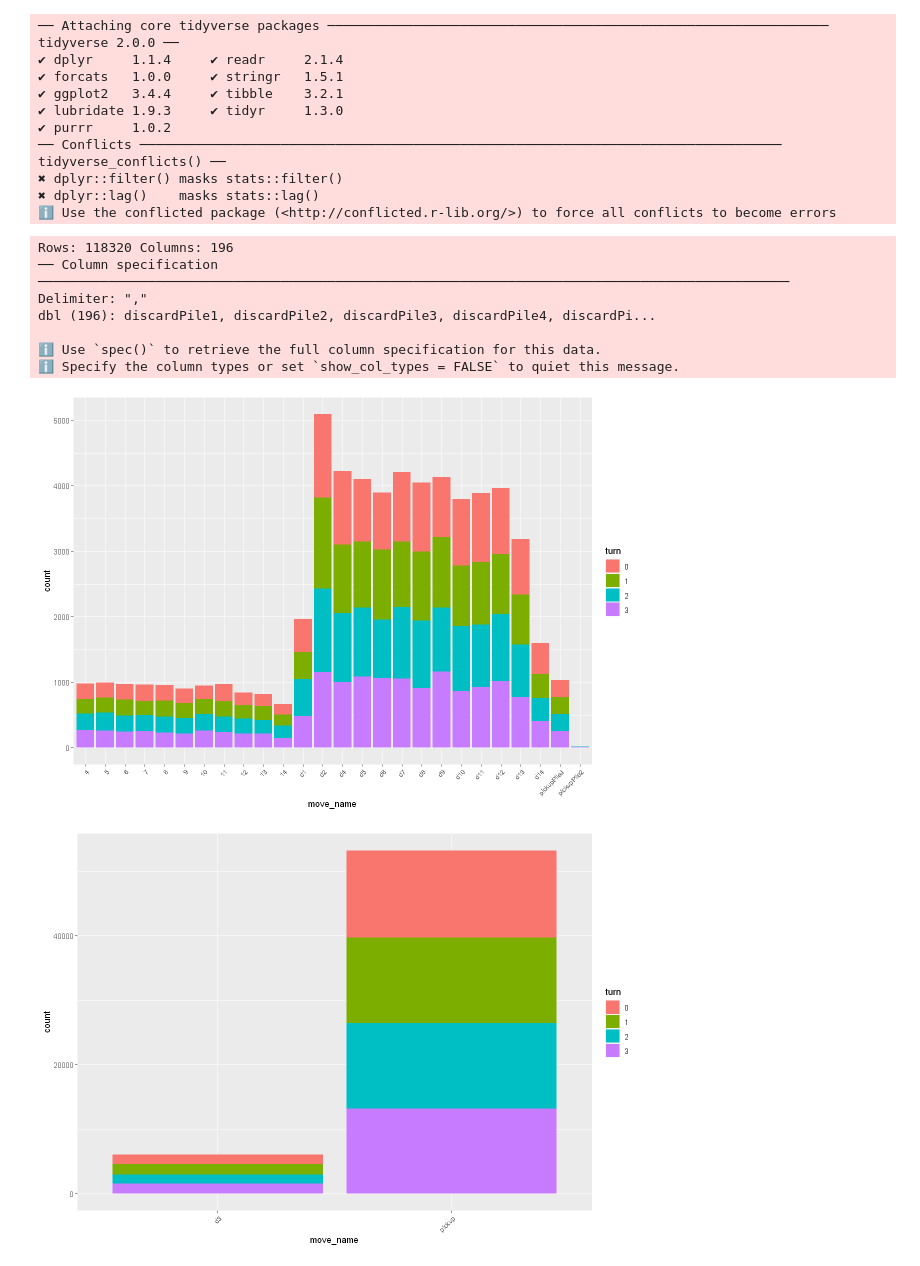
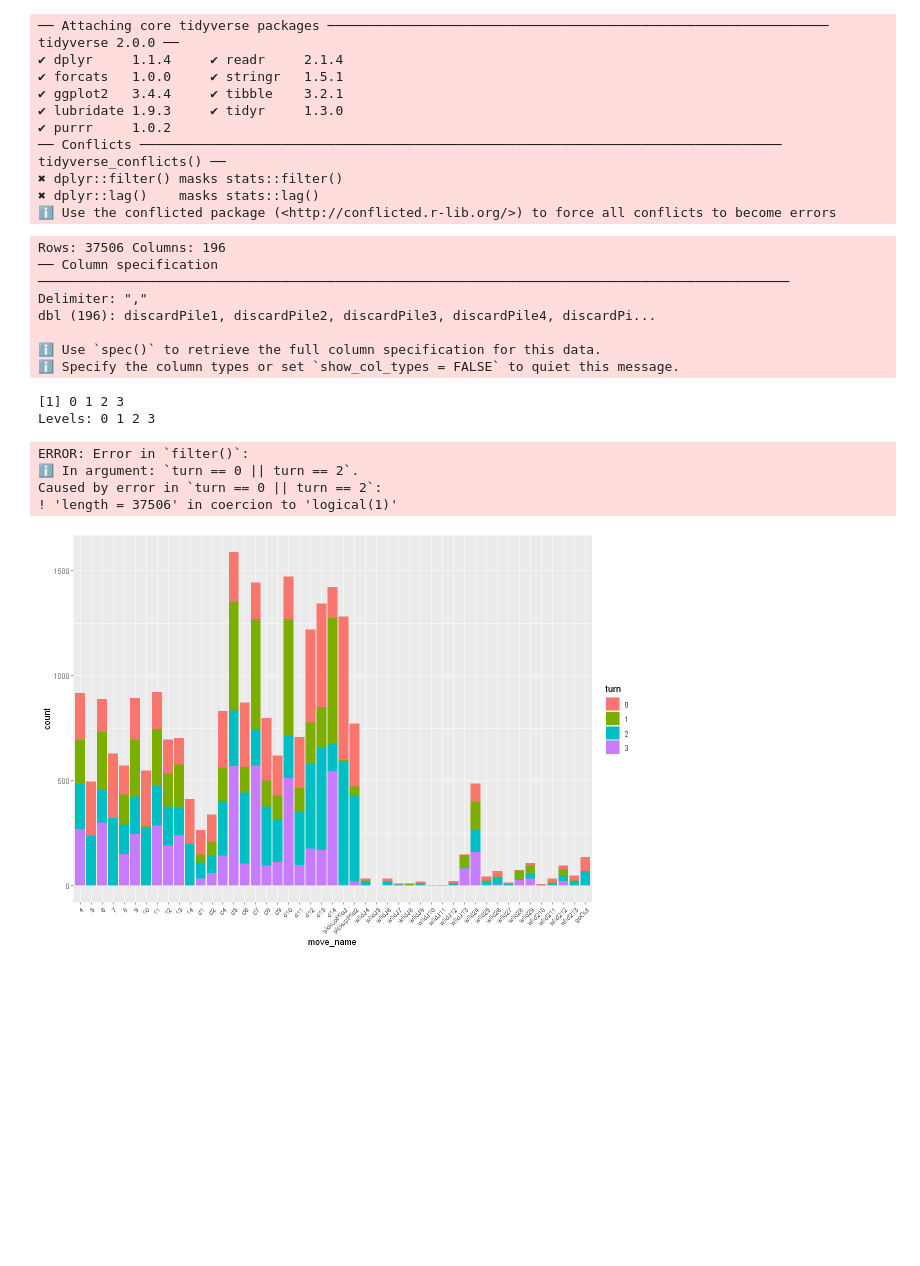
Before and after one commit to Pulsar25/CanastaRL, a Jupyter notebook: Testing Analysis.ipynb, the cells around one changed output. Cells and saved outputs as stored; diff of their text form; code cells hidden in the pictures; blank space fills up the shorter version.

```diff
--- a/Testing Analysis.ipynb
+++ b/Testing Analysis.ipynb
@@ -13,11 +13,11 @@ library(ggplot2)
 ✖ dplyr::lag()    masks stats::lag()
 ℹ Use the conflicted package (<http://conflicted.r-lib.org/>) to force all conflicts to become errors
 # %%
-testing_data <- read_csv("testoutput29.csv") %>% mutate(turn = as.factor(turn))
+testing_data <- read_csv("testoutput37.csv") %>% mutate(turn = as.factor(turn))
 #testing_data %>% colnames()
 #testing_data <- testing_data %>% mutate_all(~ ifelse(. == -Inf, NaN, .))
 # %% [output]
-Rows: 118320 Columns: 196
+Rows: 37506 Columns: 196
 ── Column specification ────────────────────────────────────────────────────────────────────────────────────────────────
 Delimiter: ","
 dbl (196): discardPile1, discardPile2, discardPile3, discardPile4, discardPi...
@@ -28,11 +28,20 @@ dbl (196): discardPile1, discardPile2, discardPile3, discardPile4, discardPi...
 moves <- c('4', '5', '6', '7', '8', '9', '10', '11', '12', '13', '14', 'd1', 'd2', 'd3', 'd4', 'd5', 'd6', 'd7', 'd8', 'd9', 'd10', 'd11', 'd12', 'd13', 'd14', 'pickupPileJ', 'pickupPile2', 'pickup', 'wildJ4', 'wildJ5', 'wildJ6', 'wildJ7', 'wildJ8', 'wildJ9', 'wildJ10', 'wildJ11', 'wildJ12', 'wildJ13', 'wildJ14', 'wild24', 'wild25', 'wild26', 'wild27', 'wild28', 'wild29', 'wild210', 'wild211', 'wild212', 'wild213', 'wild214', 'goOut')
 testing_data <- testing_data %>% mutate(move_name = moves[move+1])
 testing_data$move_name <- factor(testing_data$move_name, levels = moves)
+testing_data$turn %>% unique()
+# %% [output]
+[1] 0 1 2 3
+Levels: 0 1 2 3
 # %%
 options(repr.plot.width = 10)
 ggplot(data=testing_data %>% filter(move_name != "pickup", move_name != "d3"), aes(x = move_name, fill = turn)) + geom_bar() + theme(axis.text.x = element_text(angle = 45, hjust = 1,size = 8))
+ggplot(data=testing_data %>% filter(move_name != "pickup", move_name != "d3", turn == 0 || turn == 2), aes(x = move_name, fill = turn)) + geom_bar() + theme(axis.text.x = element_text(angle = 45, hjust = 1,size = 8))
+ggplot(data=testing_data %>% filter(move_name != "pickup", move_name != "d3", turn == '1' || turn == '3'), aes(x = move_name, fill = turn)) + geom_bar() + theme(axis.text.x = element_text(angle = 45, hjust = 1,size = 8))
 ggplot(data=testing_data %>% filter(move_name == "pickup" | move_name == "d3"), aes(x = move_name, fill = turn)) + geom_bar() + theme(axis.text.x = element_text(angle = 45, hjust = 1,size = 8))
 # %% [output]
+ERROR: Error in `filter()`:
+ℹ In argument: `turn == 0 || turn == 2`.
+Caused by error in `turn == 0 || turn == 2`:
+! 'length = 37506' in coercion to 'logical(1)'
-[figure, old version]
+[figure, new version]
-[figure, removed]
 # %%
```
Also changed, not shown: parts of 2 cells of this notebook, 4 other files.
